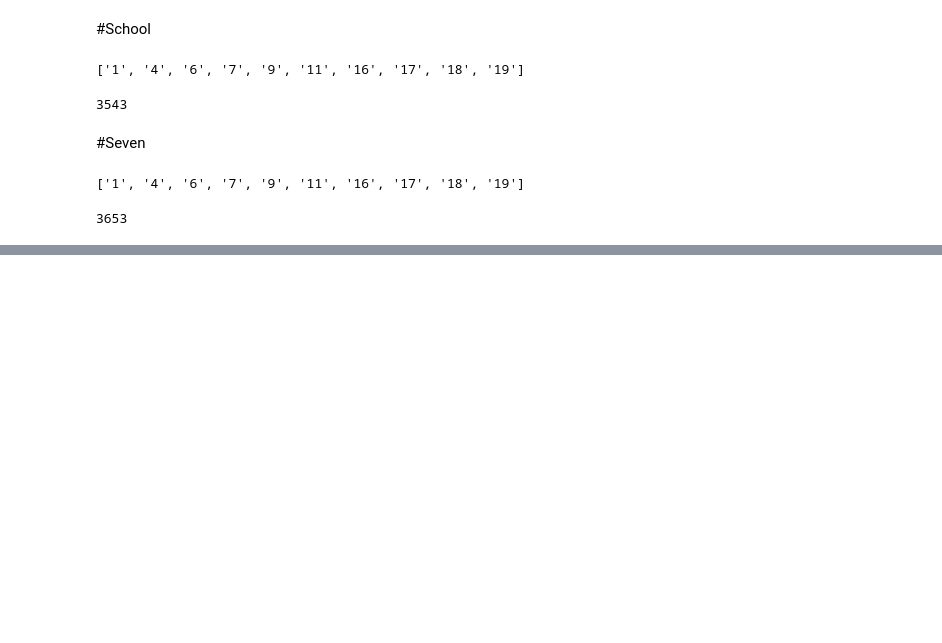
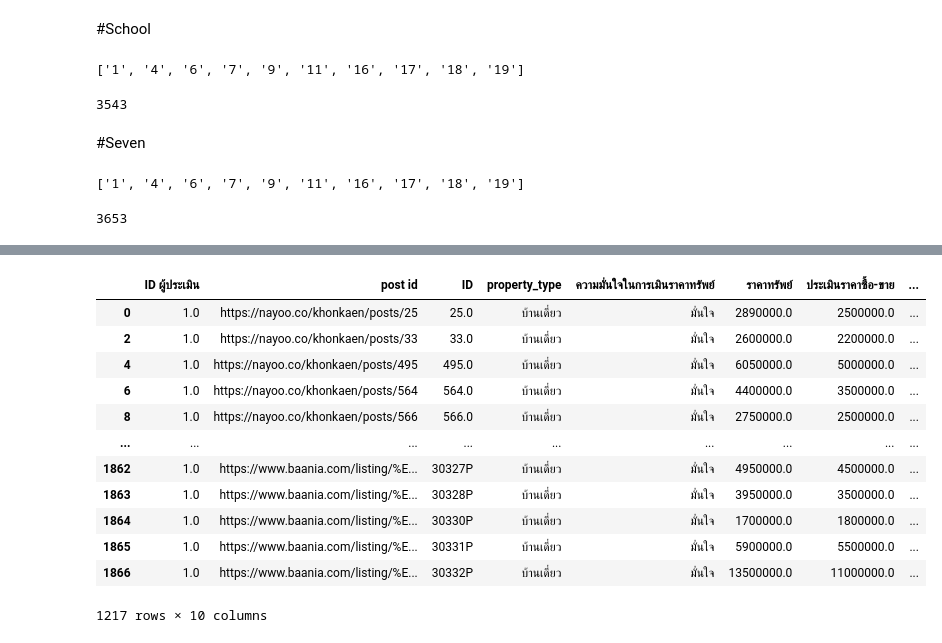
Before and after one commit to Aomaphisara/bsc_dpdm22, a Jupyter notebook: Mid_BPDM22.ipynb, the cells around one changed output, grey strips where cells are left out. Saved outputs shown, nothing was run; the diff lists cells and outputs as text; code cells hidden in the pictures; blank space fills up the shorter version.

```diff
--- a/Mid_BPDM22.ipynb
+++ b/Mid_BPDM22.ipynb
@@ -256,0 +322,17 @@ len(this_json)#ดูว่ามีkeyทั้งหมดเท่าไห
+# %%
+assessor1 = homeapp[homeapp['ID ผู้ประเมิน']==1]
+assessor1
+# %% [output]
+|  | ID ผู้ประเมิน | post id | ID | property_type | ความมั่นใจในการเมินราคาทรัพย์ | ราคาทรัพย์ | ประเมินราคาซื้อ-ขาย | ... |
+| 0 | 1.0 | https://nayoo.co/khonkaen/posts/25 | 25.0 | บ้านเดี่ยว | มั่นใจ | 2890000.0 | 2500000.0 | ... |
+| 2 | 1.0 | https://nayoo.co/khonkaen/posts/33 | 33.0 | บ้านเดี่ยว | มั่นใจ | 2600000.0 | 2200000.0 | ... |
+| 4 | 1.0 | https://nayoo.co/khonkaen/posts/495 | 495.0 | บ้านเดี่ยว | มั่นใจ | 6050000.0 | 5000000.0 | ... |
+| 6 | 1.0 | https://nayoo.co/khonkaen/posts/564 | 564.0 | บ้านเดี่ยว | มั่นใจ | 4400000.0 | 3500000.0 | ... |
+| 8 | 1.0 | https://nayoo.co/khonkaen/posts/566 | 566.0 | บ้านเดี่ยว | มั่นใจ | 2750000.0 | 2500000.0 | ... |
+| ... | ... | ... | ... | ... | ... | ... | ... | ... |
+| 1862 | 1.0 | https://www.baania.com/listing/%E... | 30327P | บ้านเดี่ยว | มั่นใจ | 4950000.0 | 4500000.0 | ... |
+| 1863 | 1.0 | https://www.baania.com/listing/%E... | 30328P | บ้านเดี่ยว | มั่นใจ | 3950000.0 | 3500000.0 | ... |
+| 1864 | 1.0 | https://www.baania.com/listing/%E... | 30330P | บ้านเดี่ยว | มั่นใจ | 1700000.0 | 1800000.0 | ... |
+| 1865 | 1.0 | https://www.baania.com/listing/%E... | 30331P | บ้านเดี่ยว | มั่นใจ | 5900000.0 | 5500000.0 | ... |
+| 1866 | 1.0 | https://www.baania.com/listing/%E... | 30332P | บ้านเดี่ยว | มั่นใจ | 13500000.0 | 11000000.0 | ... |
+1217 rows × 10 columns
```
Also changed, not shown: parts of 25 cells of this notebook.
